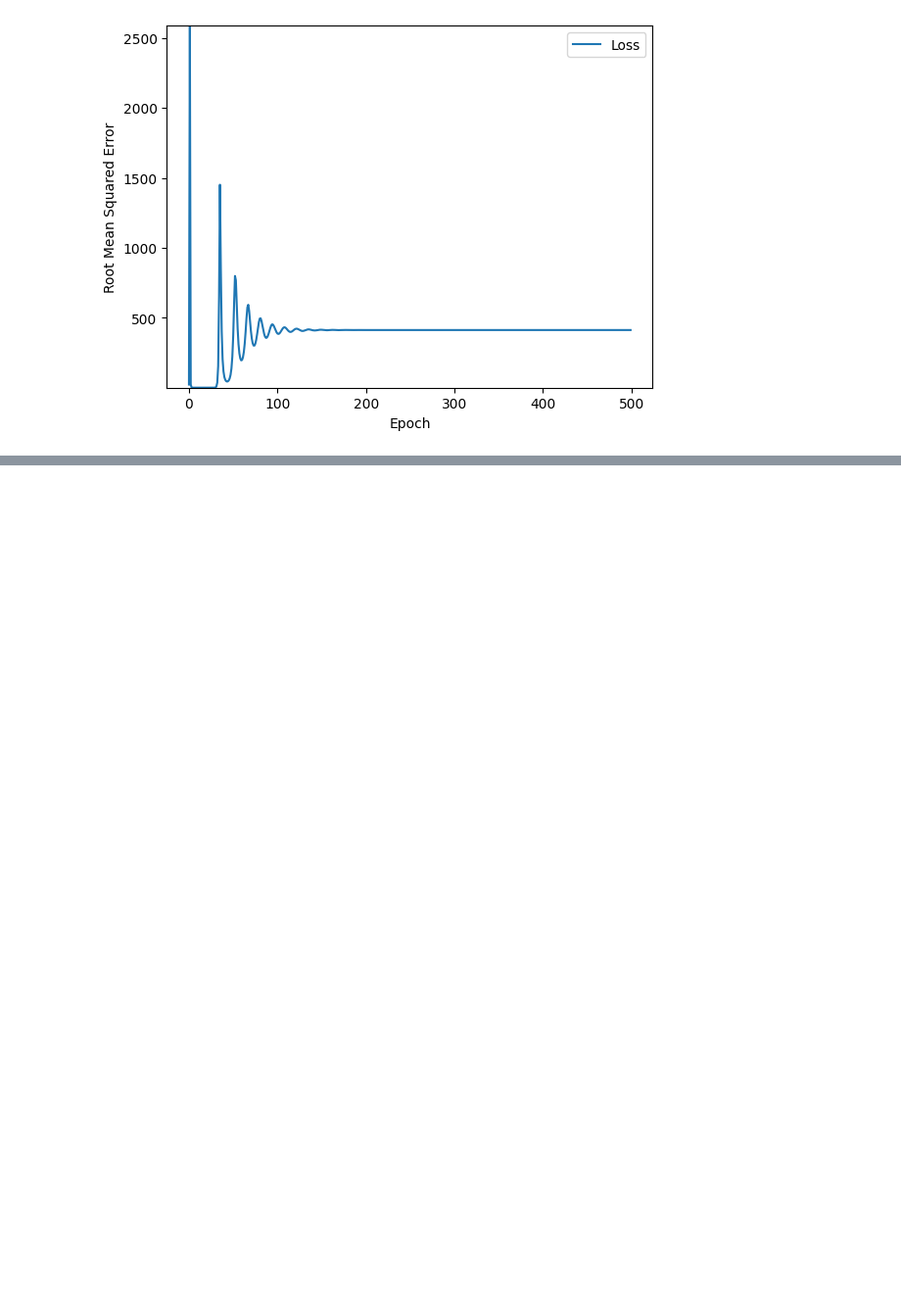
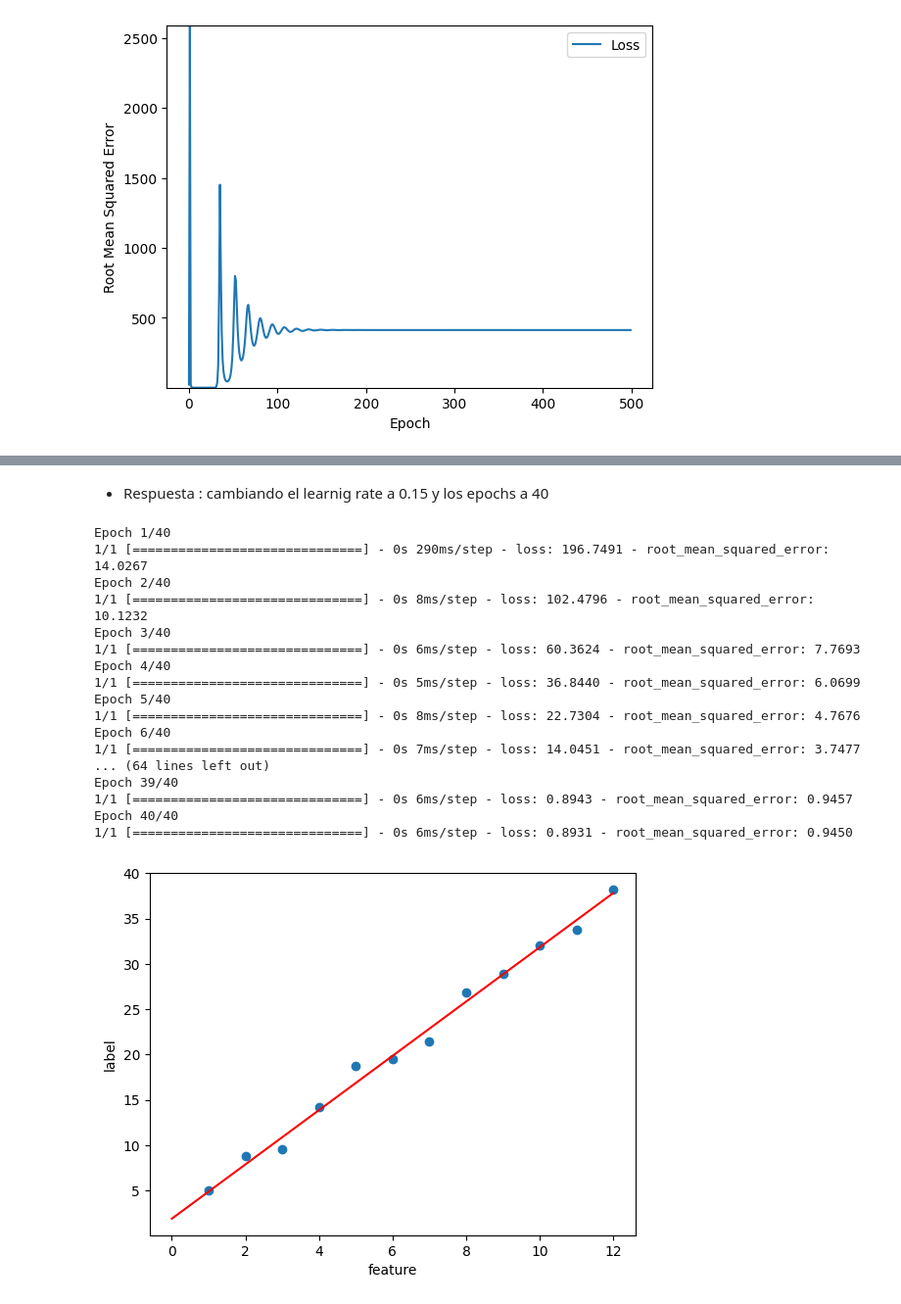
Before and after one commit to peg1163/Introduction_to_data_science, a Jupyter notebook: RLT.ipynb, the cells around one changed output, grey strips where cells are left out. Shown: that part at 98% size. Drawn from its saved outputs; the diff is of its cells as text; code cells hidden in the pictures; blank space fills up the shorter version.

```diff
--- a/test.ipynb
+++ b/RLT.ipynb
@@ -226,0 +230,34 @@ Epoch 500/500
+# %% [markdown]
+* Respuesta : cambiando el learnig rate a 0.15 y los epochs a 40
+# %%
+my_feature = np.array([1.0, 2.0,  3.0,  4.0,  5.0,  6.0,  7.0,  8.0,  9.0, 10.0, 11.0, 12.0])
+my_label   = np.array([5.0, 8.8,  9.6, 14.2, 18.8, 19.5, 21.4, 26.8, 28.9, 32.0, 33.8, 38.2])
+learning_rate=0.15
+epochs=40
+my_batch_size=12
+
+my_model = build_model(learning_rate)
+trained_weight, trained_bias, epochs, rmse = train_model(my_model, my_feature,
+                                                         my_label, epochs,
+                                                         my_batch_size)
+plot_the_model(trained_weight, trained_bias, my_feature, my_label)
+plot_the_loss_curve(epochs, rmse)
+# %% [output]
+Epoch 1/40
+1/1 [==============================] - 0s 290ms/step - loss: 196.7491 - root_mean_squared_error: 14.0267
+Epoch 2/40
+1/1 [==============================] - 0s 8ms/step - loss: 102.4796 - root_mean_squared_error: 10.1232
+Epoch 3/40
+1/1 [==============================] - 0s 6ms/step - loss: 60.3624 - root_mean_squared_error: 7.7693
+Epoch 4/40
+1/1 [==============================] - 0s 5ms/step - loss: 36.8440 - root_mean_squared_error: 6.0699
+Epoch 5/40
+1/1 [==============================] - 0s 8ms/step - loss: 22.7304 - root_mean_squared_error: 4.7676
+Epoch 6/40
+1/1 [==============================] - 0s 7ms/step - loss: 14.0451 - root_mean_squared_error: 3.7477
+... (64 lines left out)
+Epoch 39/40
+1/1 [==============================] - 0s 6ms/step - loss: 0.8943 - root_mean_squared_error: 0.9457
+Epoch 40/40
+1/1 [==============================] - 0s 6ms/step - loss: 0.8931 - root_mean_squared_error: 0.9450
+[figure, added]
```
Also changed, not shown: parts of 11 cells of this notebook, 3 other files.
